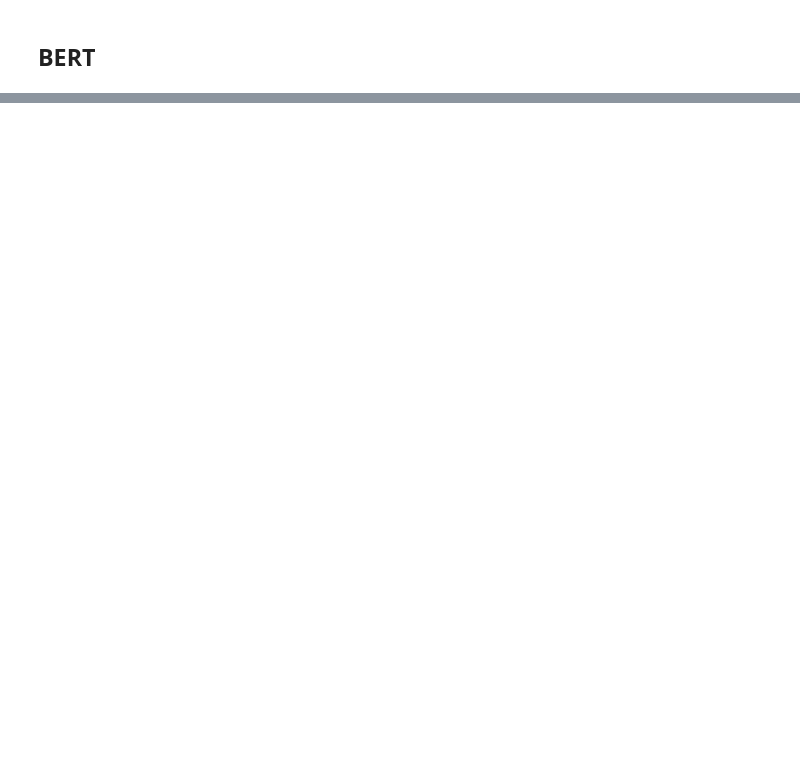
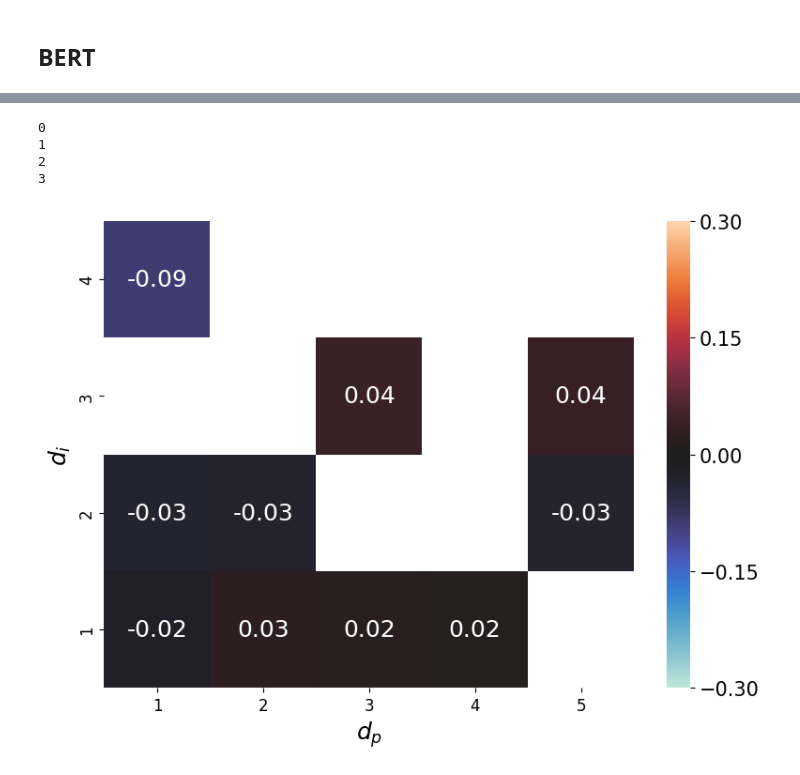
Before and after one commit to divyanshsinghvi/ShapleyInteraction4Structure, a Jupyter notebook: new_shapley_values/plot.ipynb, the cells around one changed output, grey strips where cells are left out. Drawn from its saved outputs; the diff is of its cells as text; code cells hidden in the pictures; blank space fills up the shorter version.

```diff
--- a/new_shapley_values/plot.ipynb
+++ b/new_shapley_values/plot.ipynb
@@ -2,0 +175,2 @@
+# %%
+weak_mwe = pd.read_pickle('output/weak_bert_mwe.pkl')
@@ -2,0 +209,77 @@
+# %%
+import pandas as pd
+ap = []
+for i in [0, 1, 2, 3]:
+    print(i)
+    abc = pd.read_pickle(f'../mwe_tagger/bert_bert.pkl_{i}')
+    ab = abc.reset_index().rename(columns = {'index':'row_number'})
+    ap.append(weak_mwe.merge(ab[['row_number', 'syntactic_distance_idx_mapped']], on = ['row_number']))
+
+ap = pd.concat(ap)
+ap['syntactic_distance_idx_mapped'] = ap[['syntactic_distance_idx_mapped', 'first_token', 'second_token']].apply(lambda x : x['syntactic_distance_idx_mapped'].get((x['first_token'], x['second_token']), -100), axis=1)
+
+import numpy as np
+zp = ap.copy()
+zp['ct'] = zp.groupby(['posdis', 'min_dist', 'syntactic_distance_idx_mapped'])['tensor'].transform(lambda x : x.count())
+zp = zp[zp['ct']>50]
+# zp = zp[zp['syntactic_distance_idx_mapped']>0]
+zp = zp[zp['syntactic_distance_idx_mapped']>0]
+zp = zp[zp['syntactic_distance_idx_mapped']<=5]
+zp['diff_syn'] = zp.groupby(['posdis', 'min_dist'])['syntactic_distance_idx_mapped'].transform(lambda x : x.min())
+zp = zp[zp['diff_syn']==1]
+
+# zp['diff_syn'] = zp.groupby(['posdis', 'min_dist'])['syntactic_distance_idx_mapped'].transform(lambda x : x.nunique())
+# zp = zp[zp['diff_syn']>=5]
+
+
+
+from scipy.stats import pearsonr, spearmanr
+# z = zp.groupby(['posdis', 'min_dist'])[['tensor','syntactic_distance_idx_mapped']].corr(method=lambda x, y: pearsonr(x, y)[0])
+# y = zp.groupby(['posdis', 'min_dist'])[['tensor','syntactic_distance_idx_mapped']].corr(method=lambda x, y: pearsonr(x, y)[1])
+
+
+z = zp.groupby(['posdis', 'min_dist'])[['tensor','syntactic_distance_idx_mapped']].corr(method=lambda x, y: spearmanr(x, y)[0])
+y = zp.groupby(['posdis', 'min_dist'])[['tensor','syntactic_distance_idx_mapped']].corr(method=lambda x, y: spearmanr(x, y)[1])
+
+
+y = y['syntactic_distance_idx_mapped'].reset_index()
+y = y[y['level_2'] == 'tensor']
+y = y[y['posdis'] <= 5]
+# mask_apq = y[(y['min_dist'].abs()<=5)].drop(columns = ['level_2']).set_index([ 'posdis', 'min_dist']).unstack()
+mask_apq = y[(y['min_dist']<=5) & (y['min_dist'] > 0)].drop(columns = ['level_2']).set_index([ 'posdis', 'min_dist']).unstack()
+mask_apq.columns = [x[1] for x in mask_apq.columns]
+mask_apq = mask_apq[::-1]
+mask_apq = np.where(mask_apq > 0.05, np.nan, 1)
+# mask_apq = np.where(mask_apq > 0.05, 1, 1)
+
+
+z = z['syntactic_distance_idx_mapped'].reset_index()
+z = z[z['level_2'] == 'tensor']
+z = z[z['posdis'] <= 5]
+
+# apq = z[(z['min_dist'].abs()<=5) ].drop(columns = ['level_2']).set_index([ 'posdis', 'min_dist']).unstack()
+apq = z[(z['min_dist']<=5) & (z['min_dist'] > 0)].drop(columns = ['level_2']).set_index([ 'posdis', 'min_dist']).unstack()
+apq.columns = [x[1] for x in apq.columns]
+apq = apq[::-1]
+apq = apq * mask_apq
+
+
+plt.figure(figsize=(8,6))
+
+ax = sns.heatmap(apq, annot=True, center=0, vmin=-0.3, vmax=0.3, fmt=".2f", annot_kws={"size": 18},  cbar_kws={"ticks": [-0.3, -0.15, 0, 0.15, 0.3] })
+cbar = ax.collections[0].colorbar
+cbar.ax.tick_params(labelsize=15)
+
+ax.set_xticklabels(ax.get_xticklabels(), fontsize=12)
+ax.set_yticklabels(ax.get_yticklabels(), fontsize=12)
+plt.xlabel('$d_p$', fontsize = 18) # x-axis label with fontsize 15
+plt.ylabel('$d_i$', fontsize = 18) # y-axis label with fontsize 15
+plt.tight_layout()
+plt.savefig('mlm_syntactic_box.pdf', bbox_inches='tight')
+plt.show()
+# %% [output]
+0
+1
+2
+3
+[figure, added]
```
Also changed, not shown: parts of 43 cells of this notebook, 3 other files.
